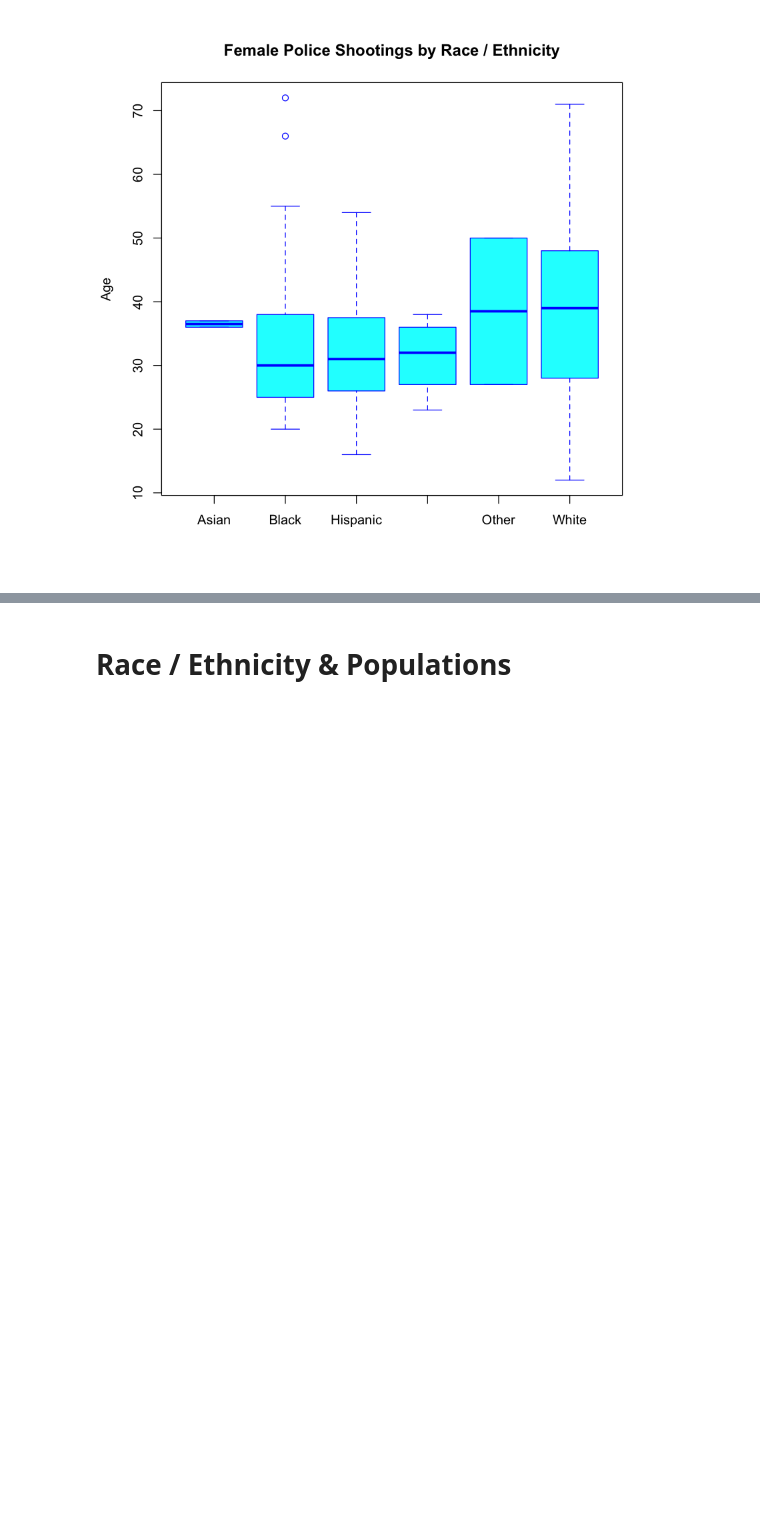
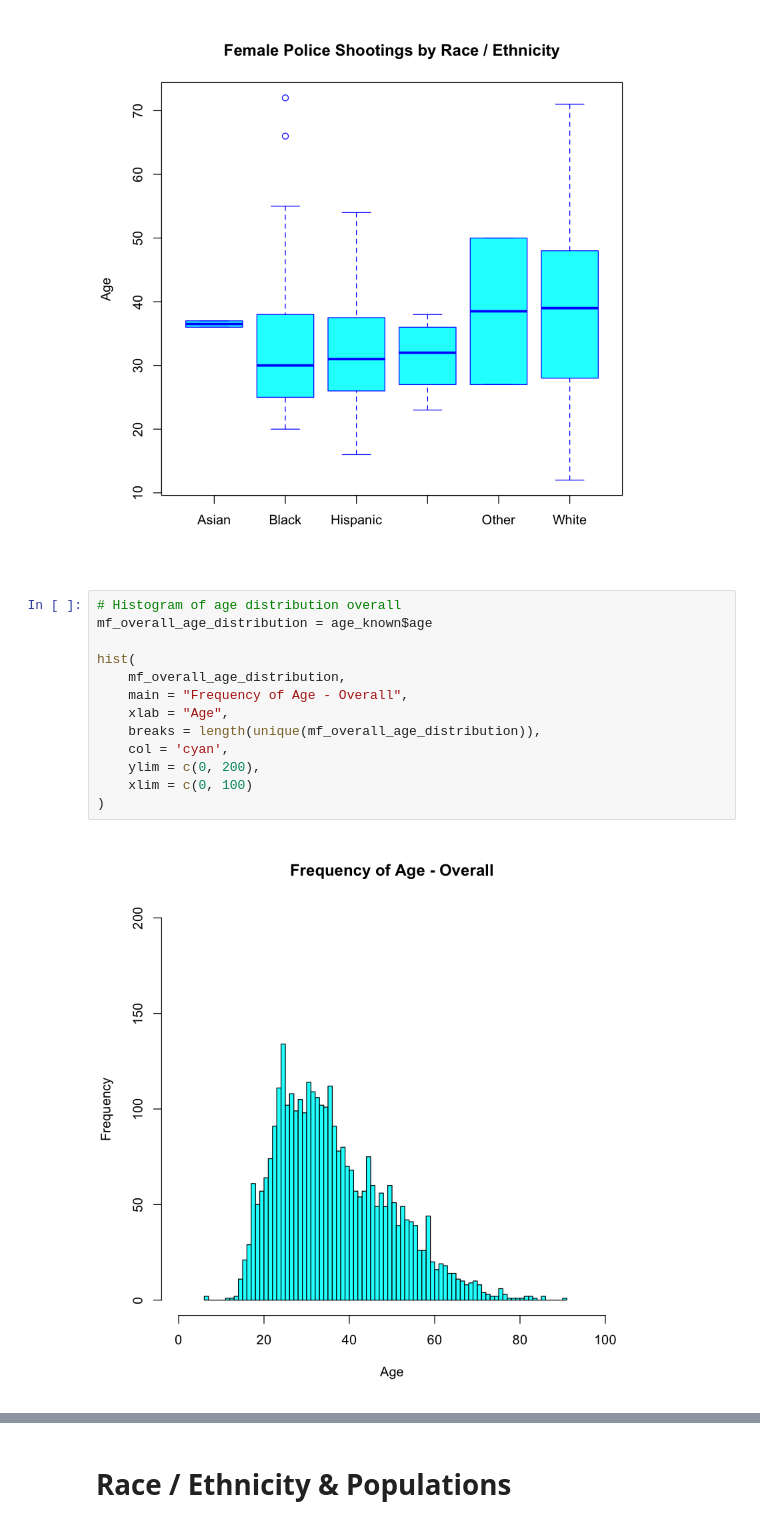
Before and after one commit to hernanat/cs544-police-shootings, a Jupyter notebook: police_shootings.ipynb, the cells around one changed output, grey strips where cells are left out. Cells and saved outputs as stored; diff of their text form; blank space fills up the shorter version.

Commit message:
age distributions & sampling

```diff
--- a/police_shootings.ipynb
+++ b/police_shootings.ipynb
@@ -128,3 +156,18 @@ boxPlots('F')
 | Mean | 36.91034 | 36.5 | 33.33333 | 32.36364 | 31.2 | 38.8 | 38.5 | 41.71429 |
 | Size | 145.00000 | 2.0 | 33.00000 | 11.00000 | 5.0 | 85.0 | 2.0 | 7.00000 |
 [figure]
+# %%
+# Histogram of age distribution overall
+mf_overall_age_distribution = age_known$age
+
+hist(
+    mf_overall_age_distribution,
+    main = "Frequency of Age - Overall",
+    xlab = "Age",
+    breaks = length(unique(mf_overall_age_distribution)),
+    col = 'cyan',
+    ylim = c(0, 200),
+    xlim = c(0, 100)
+)
+# %% [output]
+[figure, added]
```
Also changed, not shown: parts of 6 cells of this notebook, 8 other files.
